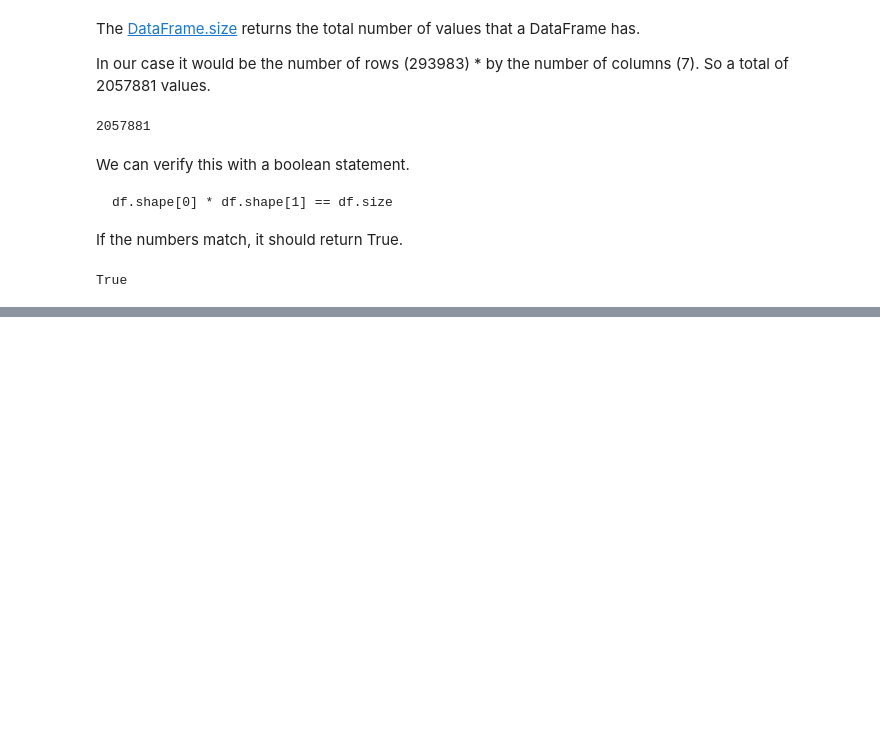
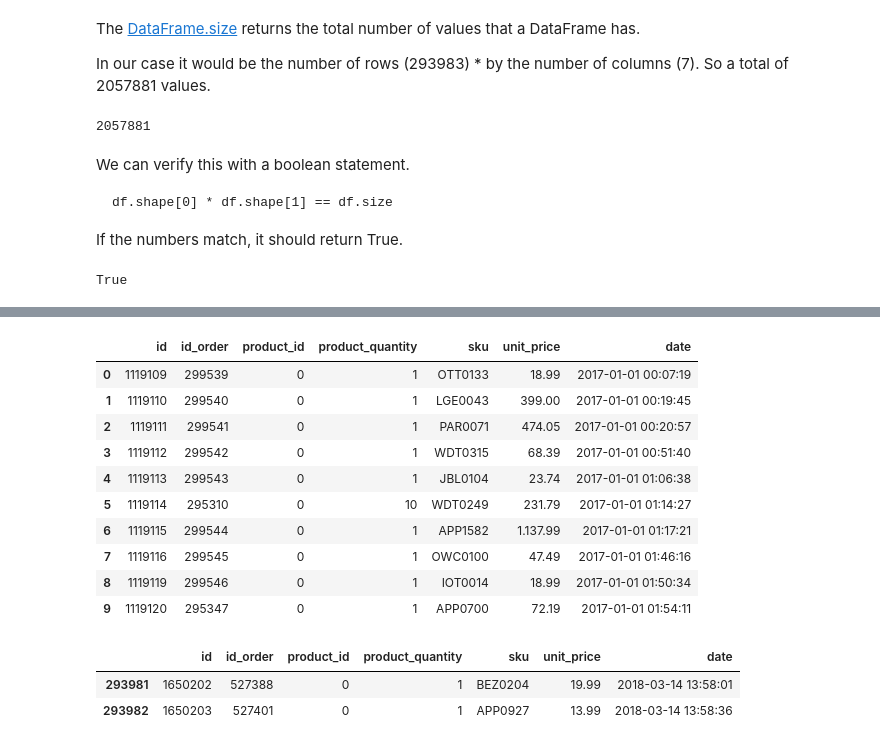
Before and after one commit to TheMaze45/Pandas, a Jupyter notebook: Recap_Data_Exploration.ipynb, the cells around one changed output, grey strips where cells are left out. Cells and saved outputs as stored; diff of their text form; code cells hidden in the pictures; blank space fills up the shorter version.

```diff
--- a/Recap_Data_Exploration.ipynb
+++ b/Recap_Data_Exploration.ipynb
@@ -100,0 +151,22 @@ True
+# %%
+# Display the first 10 entries
+df.head(10)
+# %% [output]
+|  | id | id_order | product_id | product_quantity | sku | unit_price | date |
+| 0 | 1119109 | 299539 | 0 | 1 | OTT0133 | 18.99 | 2017-01-01 00:07:19 |
+| 1 | 1119110 | 299540 | 0 | 1 | LGE0043 | 399.00 | 2017-01-01 00:19:45 |
+| 2 | 1119111 | 299541 | 0 | 1 | PAR0071 | 474.05 | 2017-01-01 00:20:57 |
+| 3 | 1119112 | 299542 | 0 | 1 | WDT0315 | 68.39 | 2017-01-01 00:51:40 |
+| 4 | 1119113 | 299543 | 0 | 1 | JBL0104 | 23.74 | 2017-01-01 01:06:38 |
+| 5 | 1119114 | 295310 | 0 | 10 | WDT0249 | 231.79 | 2017-01-01 01:14:27 |
+| 6 | 1119115 | 299544 | 0 | 1 | APP1582 | 1.137.99 | 2017-01-01 01:17:21 |
+| 7 | 1119116 | 299545 | 0 | 1 | OWC0100 | 47.49 | 2017-01-01 01:46:16 |
+| 8 | 1119119 | 299546 | 0 | 1 | IOT0014 | 18.99 | 2017-01-01 01:50:34 |
+| 9 | 1119120 | 295347 | 0 | 1 | APP0700 | 72.19 | 2017-01-01 01:54:11 |
+# %%
+# Display the last 2 entries
+df.tail(2)
+# %% [output]
+|  | id | id_order | product_id | product_quantity | sku | unit_price | date |
+| 293981 | 1650202 | 527388 | 0 | 1 | BEZ0204 | 19.99 | 2018-03-14 13:58:01 |
+| 293982 | 1650203 | 527401 | 0 | 1 | APP0927 | 13.99 | 2018-03-14 13:58:36 |
```
Also changed, not shown: parts of 12 cells of this notebook.
